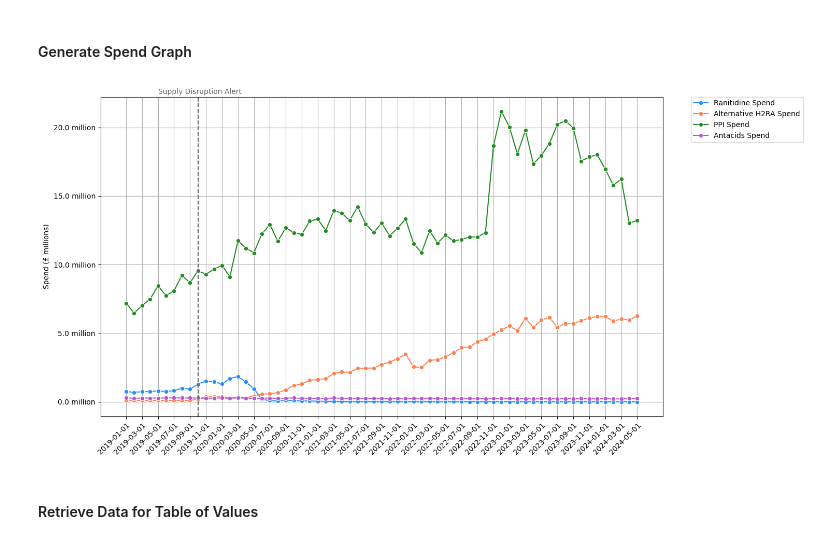
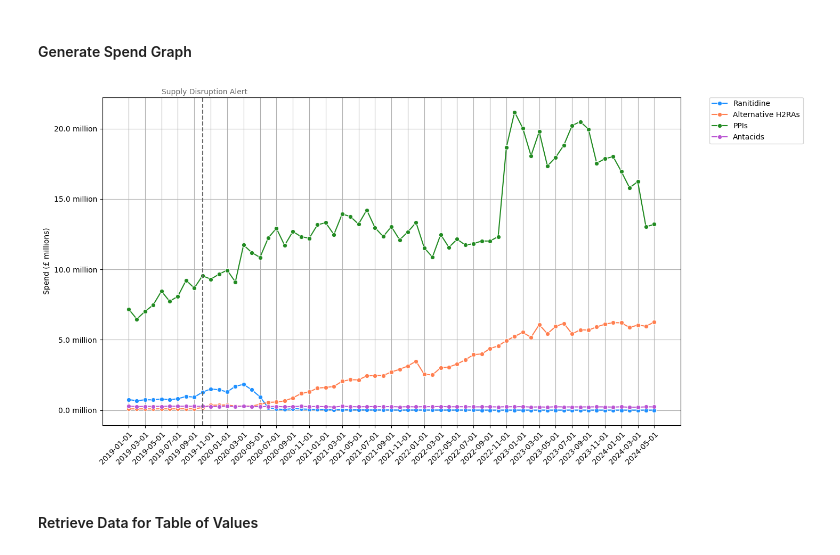
Before and after one commit to ebmdatalab/med-student-omeprazole, a Jupyter notebook: notebooks/Omeprazole shortage.ipynb, the cells around one changed output. Cells and saved outputs as stored; diff of their text form; code cells hidden in the pictures.

```diff
--- a/notebooks/Omeprazole shortage.ipynb
+++ b/notebooks/Omeprazole shortage.ipynb
@@ -346,46 +346,46 @@ plt.show()
 plt.figure(figsize=(14, 8))  # Increase figure size for better readability
 
 # Plot the original monthly totals for H2RA antagonists using Seaborn
-sns.lineplot(data=ranitidine_monthly_cost, x='month', y='actual_cost', marker='o', label='Ranitidine Spend', color='dodgerblue')
+sns.lineplot(data=ranitidine_monthly_cost, x='month', y='actual_cost', marker='o', label='Ranitidine', color='dodgerblue')
 
-sns.lineplot(data=alternative_H2RA_monthly_cost, x='month', y='actual_cost', marker='o', label='Alternative H2RA Spend',color='coral')
+sns.lineplot(data=alternative_H2RA_monthly_cost, x='month', y='actual_cost', marker='o', label='Alternative H2RAs',color='coral')
 
-sns.lineplot(data=PPI_monthly_cost, x='month', y='actual_cost', marker='o', label='PPI Spend', color='forestgreen')
+sns.lineplot(data=PPI_monthly_cost, x='month', y='actual_cost', marker='o', label='PPIs', color='forestgreen')
 
-sns.lineplot(data=antacids_monthly_cost, x='month', y='actual_cost', marker='o', label='Antacids Spend', color='mediumorchid')
+sns.lineplot(data=antacids_monthly_cost, x='month', y='actual_cost', marker='o', label='Antacids', color='mediumorchid')
 
 
 # Optionally reduce the number of ticks on the x-axis
 plt.xticks(ticks=ranitidine_monthly_totals['month'][::2], rotation=45, rotation_mode='anchor', horizontalalignment='right')
 
 # Add titles and labels
 plt.xlabel(None)
 plt.ylabel('Spend (£ millions)')
 
 #add vertical line for date of shortage and annotate it.
 plt.axvline(x = '2019-10-01', ymin = 0, ymax = 1, color='dimgrey', linestyle='--')
 
 plt.annotate('Supply Disruption Alert', color='dimgrey',
              xy=('2019-10-01', max(PPI_monthly_cost['actual_cost'])),
              xytext=('2019-05-01', max(PPI_monthly_cost['actual_cost']) * 1.06))
 
 
 # Add a legend to differentiate the lines
 plt.legend()
 
 # Adding grid for better readability
 plt.grid(True)
 
 #Move legend box outside
 plt.legend(bbox_to_anchor=(1.05, 1), loc=2, borderaxespad=0.)
 
 # Format y-axis labels
 plt.gca().get_yaxis().set_major_formatter(plt.FuncFormatter(lambda x, loc: "{:.1f} million".format(x / 1000000)))
 
 # Display the plot
 plt.show()
 # %% [output]
-[figure, old version]
+[figure, new version]
 # %% [markdown]
 #### Retrieve Data for Table of Values
 # %%
```
Also changed, not shown: parts of 6 cells of this notebook, 1 other file.
